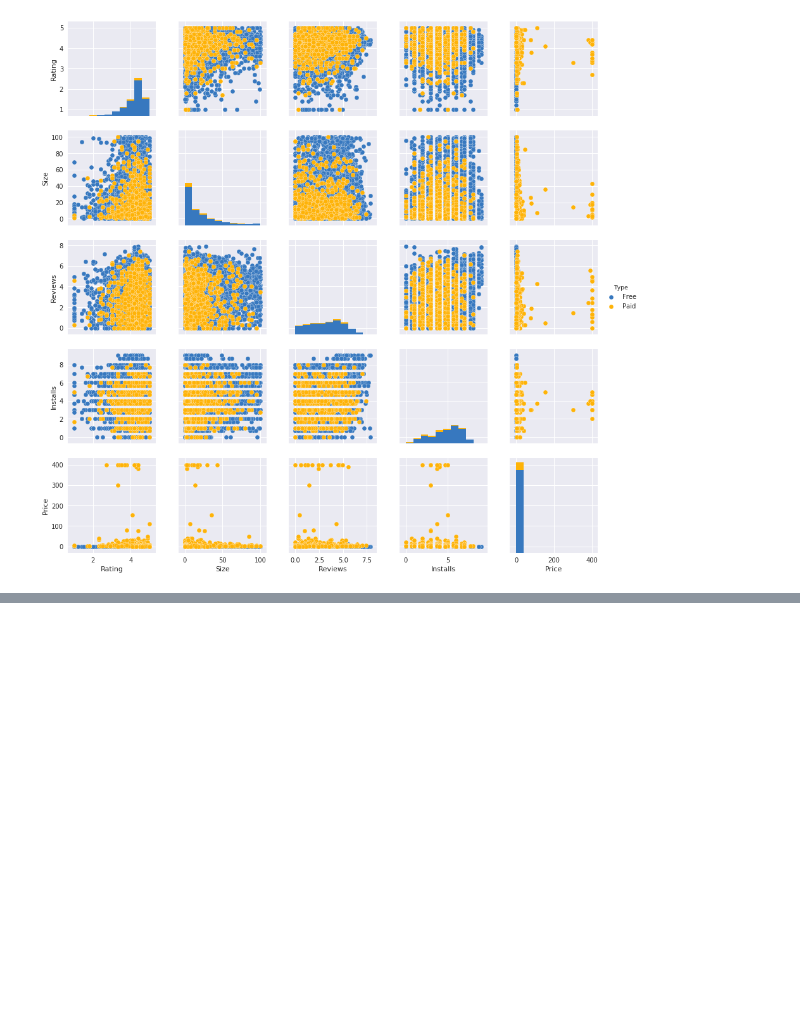
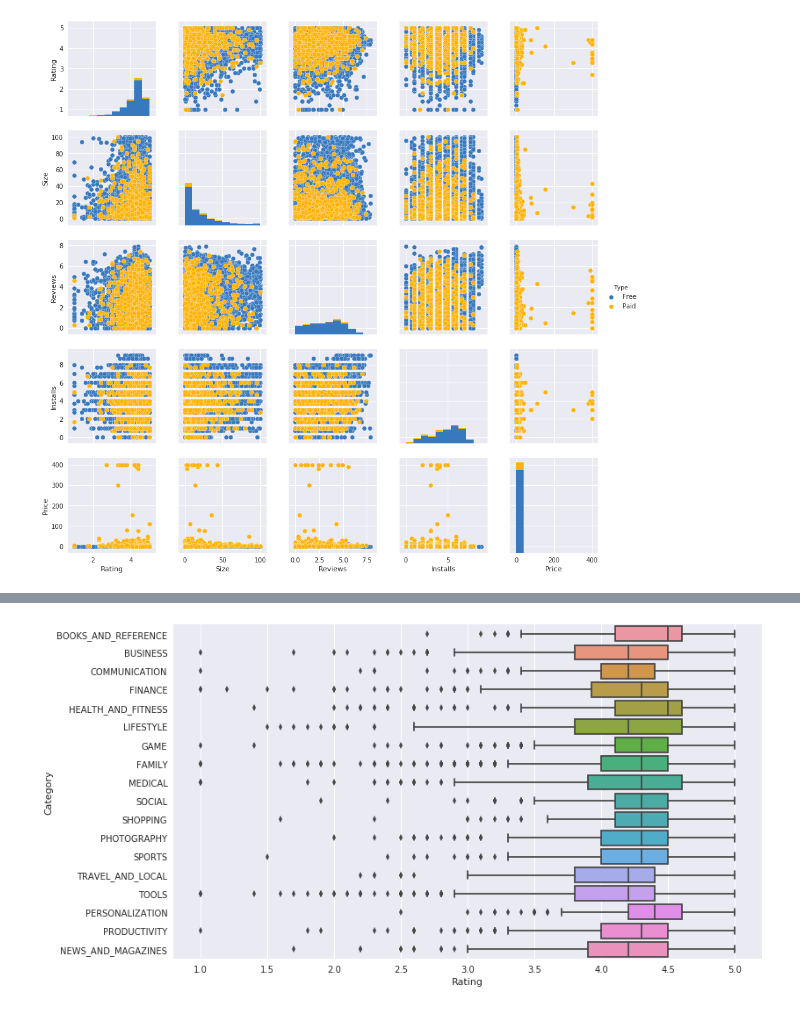
Before and after one commit to m3eeza/android-app-market-analysis, a Jupyter notebook: android-app-market-analysis.ipynb, the cells around one changed output, grey strips where cells are left out. Cells and saved outputs as stored; diff of their text form; code cells hidden in the pictures; blank space fills up the shorter version.

```diff
--- a/android-app-market-analysis.ipynb
+++ b/android-app-market-analysis.ipynb
@@ -150,0 +193,7 @@ p = sns.pairplot(pd.DataFrame(list(zip(rating, size, reviews, installs, app_type
+# %%
+fig = plt.figure(figsize=(12,7))
+cat_rate = df.groupby("Category").filter(lambda x: len(x) > 200)
+bar = sns.boxplot(x="Rating", y="Category", data=cat_rate)
+plt.show(bar)
+# %% [output]
+[figure, added]
```
Also changed, not shown: parts of 16 cells of this notebook.
